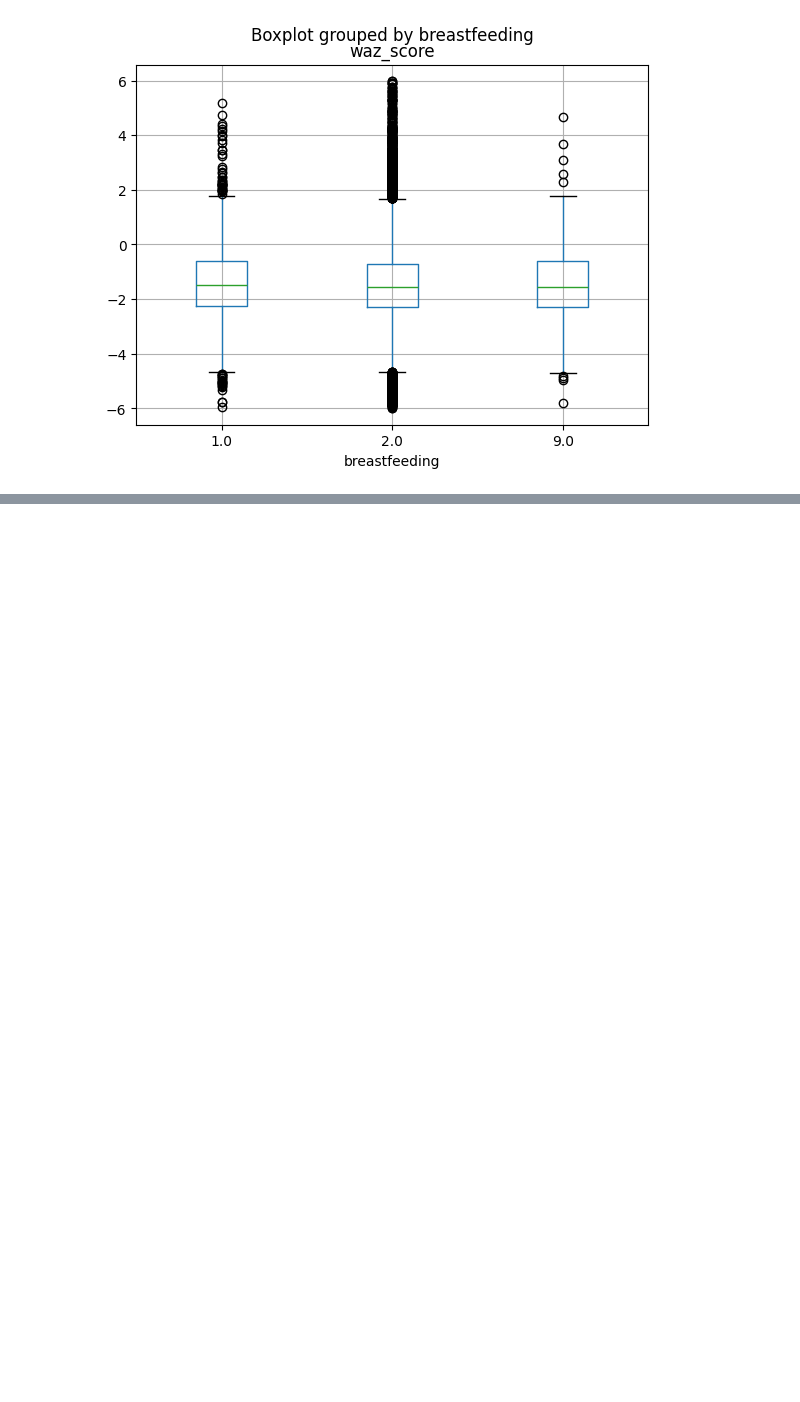
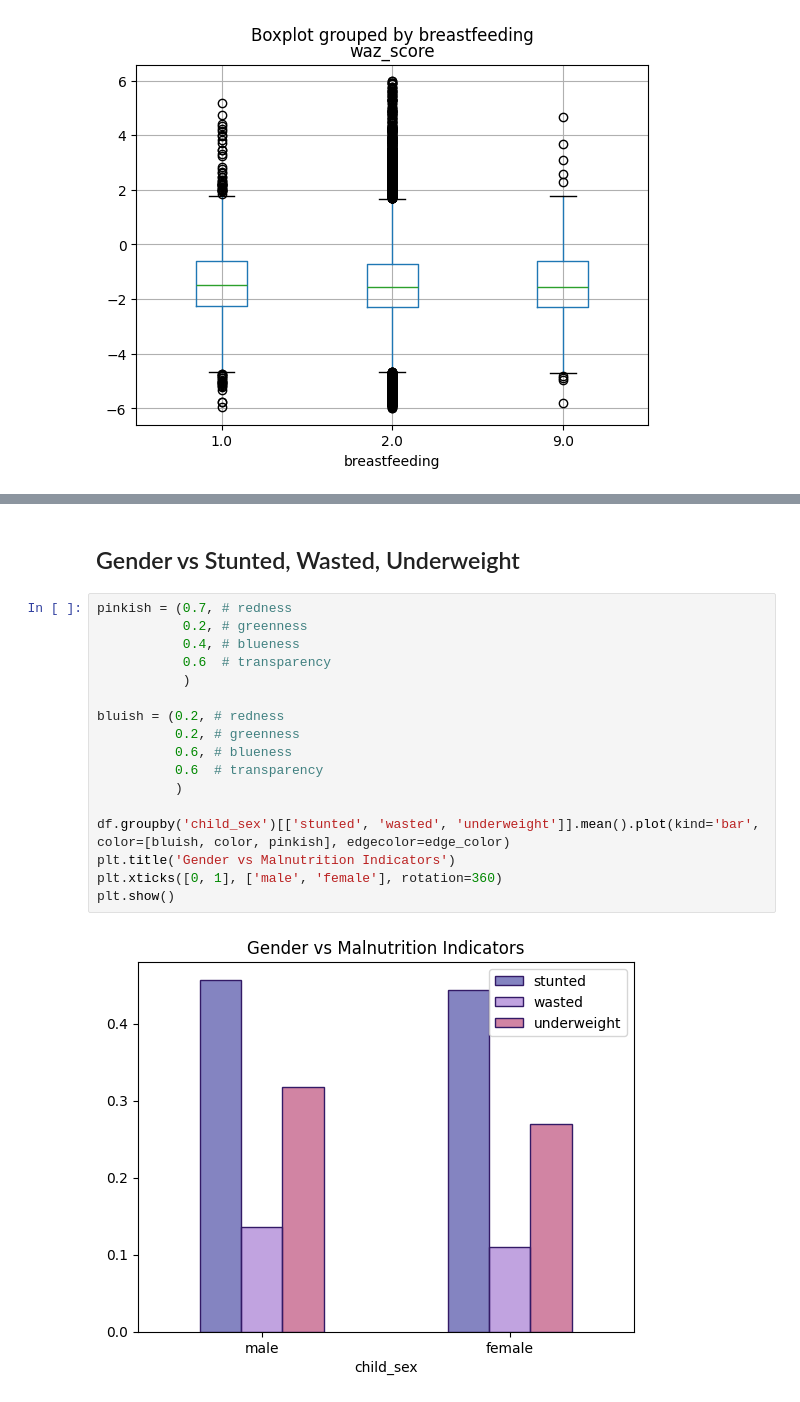
Before and after one commit to Nefertiti23/malnutrition-predictor, a Jupyter notebook: ml/notebooks/exploring/bivariate_analysis.ipynb, the cells around one changed output, grey strips where cells are left out. Cells and saved outputs as stored; diff of their text form; blank space fills up the shorter version.

```diff
--- a/ml/notebooks/exploring/bivariate_analysis.ipynb
+++ b/ml/notebooks/exploring/bivariate_analysis.ipynb
@@ -78,0 +154,21 @@ plt.show()
+# %% [markdown]
+## Gender vs Stunted, Wasted, Underweight
+# %%
+pinkish = (0.7, # redness
+           0.2, # greenness
+           0.4, # blueness
+           0.6  # transparency
+           )
+
+bluish = (0.2, # redness
+          0.2, # greenness
+          0.6, # blueness
+          0.6  # transparency
+          )
+
+df.groupby('child_sex')[['stunted', 'wasted', 'underweight']].mean().plot(kind='bar', color=[bluish, color, pinkish], edgecolor=edge_color)
+plt.title('Gender vs Malnutrition Indicators')
+plt.xticks([0, 1], ['male', 'female'], rotation=360)
+plt.show()
+# %% [output]
+[figure, added]
```
Also changed, not shown: parts of 15 cells of this notebook.
